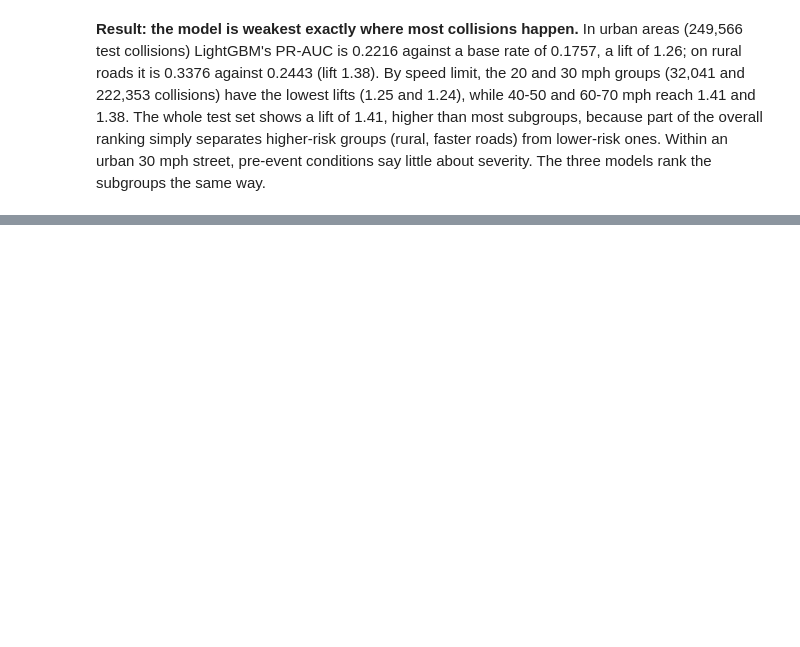
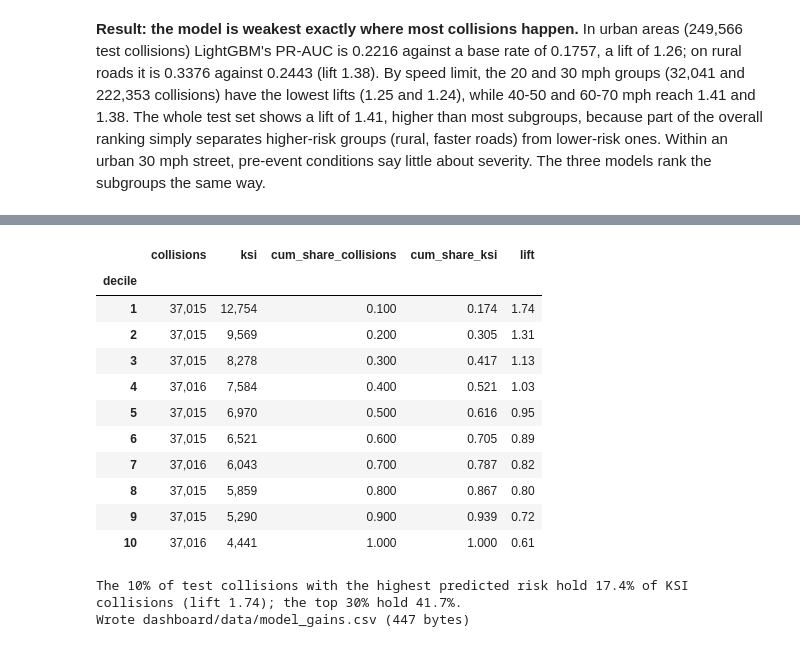
Before and after one commit to maryam843/uk-road-accident-analytics, a Jupyter notebook: notebooks/04_severity_model.ipynb, the cells around one changed output, grey strips where cells are left out. Cells and saved outputs as stored; diff of their text form; code cells hidden in the pictures; blank space fills up the shorter version.

Commit message:
Add dashboard exports: KSI shares, factor rates, hotspot flags, forecast, gains, data trust, anomalous days, top links

```diff
--- a/notebooks/04_severity_model.ipynb
+++ b/notebooks/04_severity_model.ipynb
@@ -746,0 +755,31 @@ little about severity. The three models rank the subgroups the same way.
+# %%
+p_lgbm = probas["test"]["LightGBM (tuned)"]
+rank = pd.Series(p_lgbm).rank(method="first", ascending=False).to_numpy()
+decile = np.ceil(rank / len(p_lgbm) * 10).astype(int)  # 1 = highest predicted risk
+gains = (pd.DataFrame({"decile": decile, "ksi": y_test}).groupby("decile")
+         .agg(collisions=("ksi", "size"), ksi=("ksi", "sum")))
+gains["cum_share_collisions"] = gains["collisions"].cumsum() / gains["collisions"].sum()
+gains["cum_share_ksi"] = gains["ksi"].cumsum() / gains["ksi"].sum()
+gains["lift"] = (gains["ksi"] / gains["collisions"]) / y_test.mean()
+display(gains.style.format({"collisions": "{:,}", "ksi": "{:,}", "cum_share_collisions": "{:.3f}",
+                            "cum_share_ksi": "{:.3f}", "lift": "{:.2f}"}))
+print(f"The 10% of test collisions with the highest predicted risk hold {gains.loc[1, 'cum_share_ksi']:.1%} of KSI "
+      f"collisions (lift {gains.loc[1, 'lift']:.2f}); the top 30% hold {gains.loc[3, 'cum_share_ksi']:.1%}.")
+gains_path = config.DASHBOARD_DATA_DIR / "model_gains.csv"
+gains.round(6).to_csv(gains_path)
+print(f"Wrote {gains_path.relative_to(config.REPO_ROOT)} ({gains_path.stat().st_size:,} bytes)")
+# %% [output]
+|  | collisions | ksi | cum_share_collisions | cum_share_ksi | lift |
+| decile |  |  |  |  |  |
+| 1 | 37,015 | 12,754 | 0.100 | 0.174 | 1.74 |
+| 2 | 37,015 | 9,569 | 0.200 | 0.305 | 1.31 |
+| 3 | 37,015 | 8,278 | 0.300 | 0.417 | 1.13 |
+| 4 | 37,016 | 7,584 | 0.400 | 0.521 | 1.03 |
+| 5 | 37,015 | 6,970 | 0.500 | 0.616 | 0.95 |
+| 6 | 37,015 | 6,521 | 0.600 | 0.705 | 0.89 |
+| 7 | 37,016 | 6,043 | 0.700 | 0.787 | 0.82 |
+| 8 | 37,015 | 5,859 | 0.800 | 0.867 | 0.80 |
+| 9 | 37,015 | 5,290 | 0.900 | 0.939 | 0.72 |
+| 10 | 37,016 | 4,441 | 1.000 | 1.000 | 0.61 |
+The 10% of test collisions with the highest predicted risk hold 17.4% of KSI collisions (lift 1.74); the top 30% hold 41.7%.
+Wrote dashboard/data/model_gains.csv (447 bytes)
```
Also changed, not shown: parts of 7 cells of this notebook, 15 other files.
